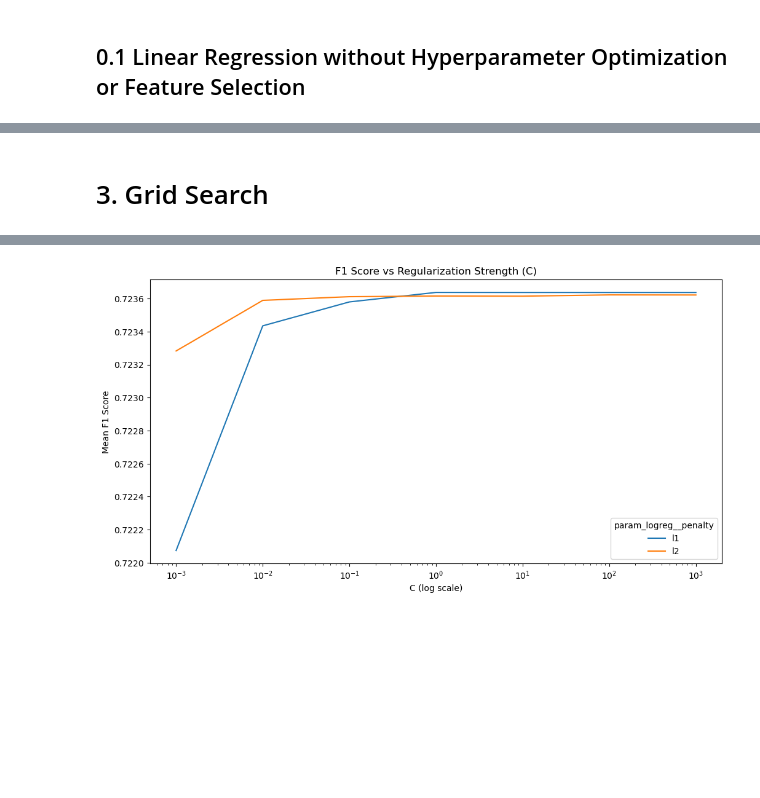
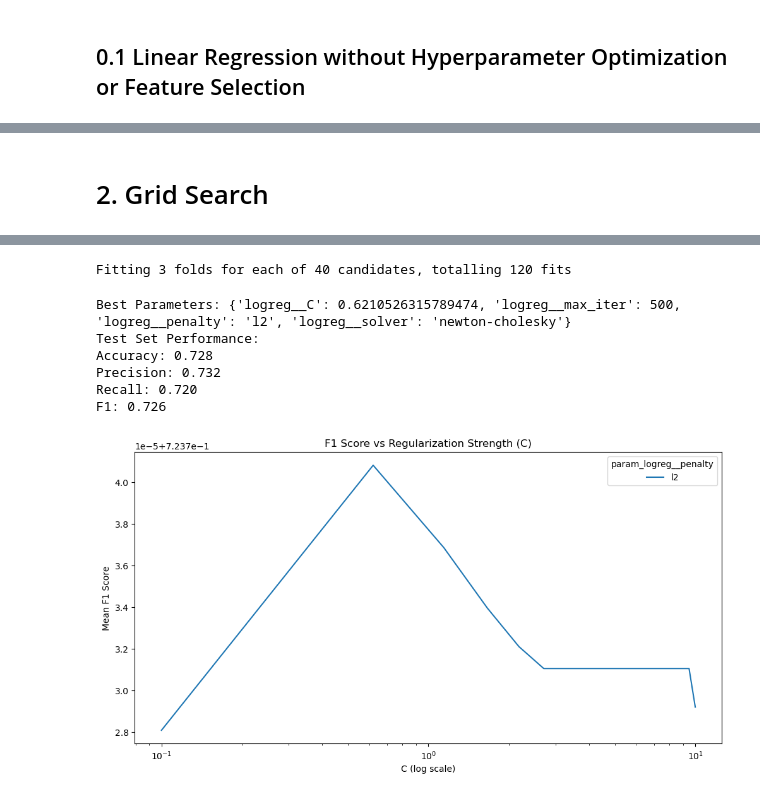
Before and after one commit to XDUZihanZhang/data-mining-project, a Jupyter notebook: notebooks/05_logistic_regression.ipynb, the cells around one changed output, grey strips where cells are left out. Drawn from its saved outputs; the diff is of its cells as text; code cells hidden in the pictures; blank space fills up the shorter version.

```diff
--- a/notebooks/05_logistic_regression.ipynb
+++ b/notebooks/05_logistic_regression.ipynb
@@ -31,16 +42,16 @@ target_test = pd.read_csv('../data/processed/y_test_lr.csv')
 from sklearn.linear_model import LogisticRegression
 from sklearn.metrics import accuracy_score, precision_score, recall_score, f1_score
 
-regressor = LogisticRegression()
+regressor = LogisticRegression(max_iter=10000, tol=1e-4, class_weight=None)
 regressor.fit(data_train, target_train.values.ravel())
 drk_prediction = regressor.predict(data_test)
 
-acc = accuracy_score(target_test, drk_prediction)
-prc = precision_score(target_test, drk_prediction, pos_label='Y')
-rec = recall_score(target_test, drk_prediction, pos_label='Y')
-f1 = f1_score(target_test, drk_prediction, pos_label='Y')
-print(f'Accuracy: {acc:.3f}')
-print(f'Precision: {prc:.3f}')
-print(f'Recall: {rec:.3f}')
-print(f'F1 Score: {f1:.3f}')
+acc_bl = accuracy_score(target_test, drk_prediction)
+prc_bl = precision_score(target_test, drk_prediction)
+rec_bl = recall_score(target_test, drk_prediction)
+f1_bl = f1_score(target_test, drk_prediction,)
+print(f'Accuracy: {acc_bl:.3f}')
+print(f'Precision: {prc_bl:.3f}')
+print(f'Recall: {rec_bl:.3f}')
+print(f'F1 Score: {f1_bl:.3f}')
 # %% [output]
@@ -107,5 +142,5 @@ F1 Score: 0.725
 # %% [markdown]
-# 3. Grid Search
+# 2. Grid Search
 # %%
 from sklearn.linear_model import LogisticRegression
 from sklearn.pipeline import Pipeline
@@ -113,39 +148,22 @@ from sklearn.preprocessing import StandardScaler
 from sklearn.model_selection import GridSearchCV, StratifiedKFold
 import numpy as np
 
-# Corrected pipeline and parameter grid
 logreg_pipe = Pipeline([
-    ('scaler', StandardScaler()),
-    ('logreg', LogisticRegression(
+   ('logreg', LogisticRegression(
         random_state=42,
-        class_weight='balanced',
-        max_iter=5000,
-        tol=1e-3
+        class_weight=None,
+        max_iter=500,
+        tol=1e-3,
+        warm_start=True
     ))
 ])
 
-param_grid = [
-    # liblinear options (L1/L2)
-    {
-        'logreg__penalty': ['l1', 'l2'],
-        'logreg__C': np.logspace(-3, 3, 7),
-        'logreg__solver': ['liblinear']
-    },
-
-    # saga options (elasticnet)
-    {
-        'logreg__penalty': ['elasticnet'],
-        'logreg__solver': ['saga'],
-        'logreg__C': np.logspace(-3, 3, 7),
-        'logreg__l1_ratio': [0.3, 0.5, 0.7]
-    },
-
-    # saga options (no regularization)
-    {
-        'logreg__penalty': [None],  # Python None, not string
-        'logreg__solver': ['saga']
-    }
-]
+param_grid = [{
+    'logreg__C': np.linspace(0.1, 10, 20),
+    'logreg__penalty': ['l2'],
+    'logreg__solver': ['lbfgs', 'newton-cholesky'],
+    'logreg__max_iter': [500]
+}]
 
 
 grid_search = GridSearchCV(
@@ -154,11 +172,11 @@ grid_search = GridSearchCV(
     scoring={
         'accuracy': 'accuracy',
         'f1': f1_scorer,
-        'precision': make_scorer(precision_score, pos_label='Y', average='binary'),
-        'recall': make_scorer(recall_score, pos_label='Y', average='binary')
+        'precision': make_scorer(precision_score, average='binary'),
+        'recall': make_scorer(recall_score, average='binary')
     },
     refit='f1',
-    cv=StratifiedKFold(n_splits=5, shuffle=True, random_state=42),
+    cv=StratifiedKFold(n_splits=3, shuffle=True, random_state=42),
     n_jobs=-1,
     verbose=1,
     error_score='raise'
@@ -176,9 +194,9 @@ drk_prediction = best_model.predict(data_test)
 
 metrics = {
     'accuracy': accuracy_score(target_test, drk_prediction),
-    'precision': precision_score(target_test, drk_prediction, pos_label='Y'),
-    'recall': recall_score(target_test, drk_prediction, pos_label='Y'),
-    'f1': f1_score(target_test, drk_prediction, pos_label='Y')
+    'precision': precision_score(target_test, drk_prediction),
+    'recall': recall_score(target_test, drk_prediction),
+    'f1': f1_score(target_test, drk_prediction)
 }
 
 results_df = pd.DataFrame(grid_search.cv_results_)
@@ -213,4 +224,11 @@ F1: 0.725
+Fitting 3 folds for each of 40 candidates, totalling 120 fits
+Best Parameters: {'logreg__C': 0.6210526315789474, 'logreg__max_iter': 500, 'logreg__penalty': 'l2', 'logreg__solver': 'newton-cholesky'}
+Test Set Performance:
+Accuracy: 0.728
+Precision: 0.732
+Recall: 0.720
+F1: 0.726
-[figure, old version]
+[figure, new version]
 # %%
 coefficients = best_model.named_steps['logreg'].coef_[0]
 feature_importance = pd.DataFrame({
```
Also changed, not shown: parts of 9 cells of this notebook, 4 other files.
